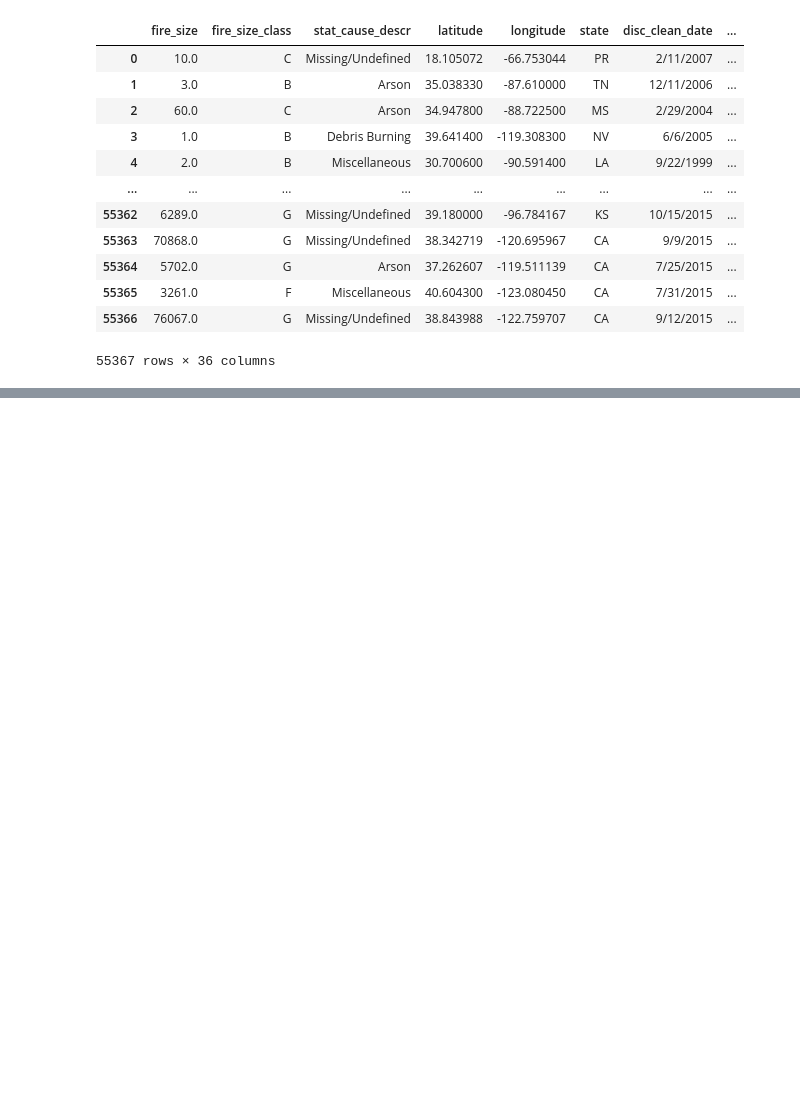
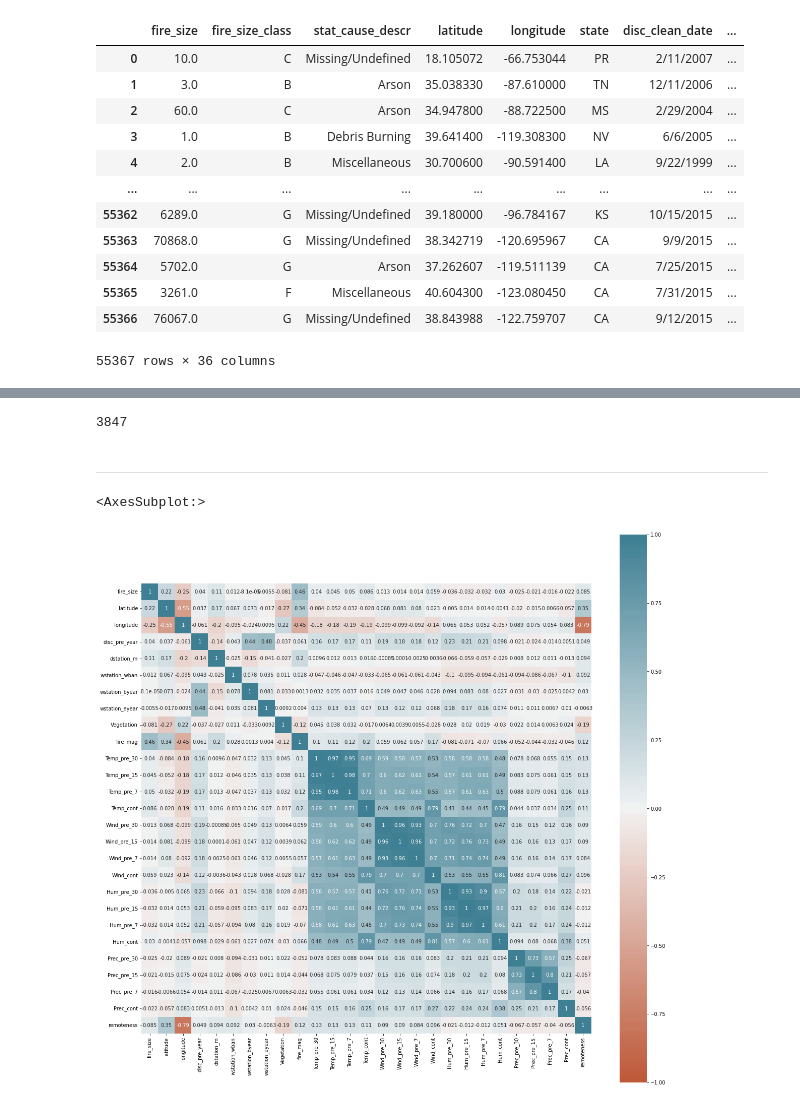
Before and after one commit to ConnorCallahan01/CSCI183FinalProject, a Jupyter notebook: FinalProject.ipynb, the cells around one changed output, grey strips where cells are left out. Drawn from its saved outputs; the diff is of its cells as text; code cells hidden in the pictures; blank space fills up the shorter version.

```diff
--- a/FinalProject.ipynb
+++ b/FinalProject.ipynb
@@ -99,0 +190,26 @@ fire_df
+# %%
+len(ca_rows)
+# %% [output]
+3847
+# %% [markdown]
+__________________________________________________________________________________________________
+# %%
+#Look at correlations on all of the fires
+
+import numpy as np
+import matplotlib.pyplot as plt
+import seaborn as sns
+
+californiaFire = fire_df.corr()
+#visualize the data to see where the correlations exist
+plt.subplots(figsize=(20,20))
+sns.heatmap(
+    californiaFire,
+    vmin=-1, vmax=1, center=0,
+    cmap=sns.diverging_palette(22, 220, n=150),
+    annot=True, annot_kws={'size': 10},
+    square=True
+)
+# %% [output]
+<AxesSubplot:>
+[figure, added]
```
Also changed, not shown: parts of 8 cells of this notebook.
